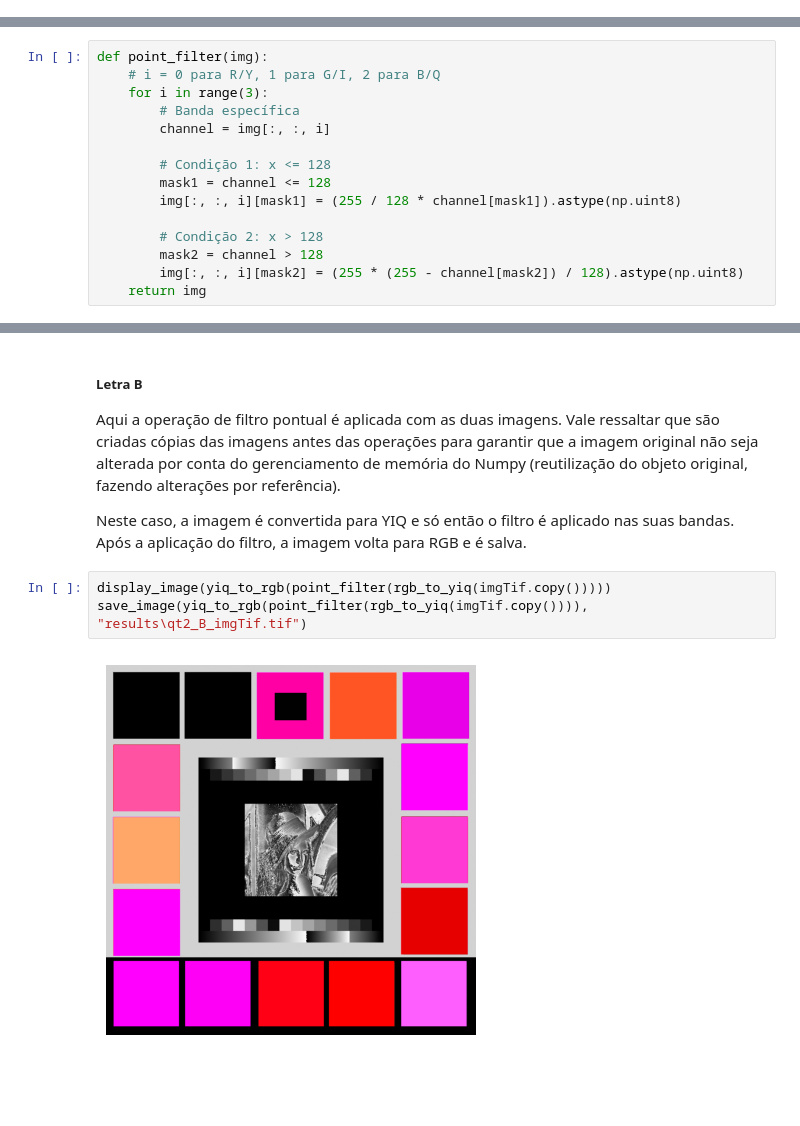
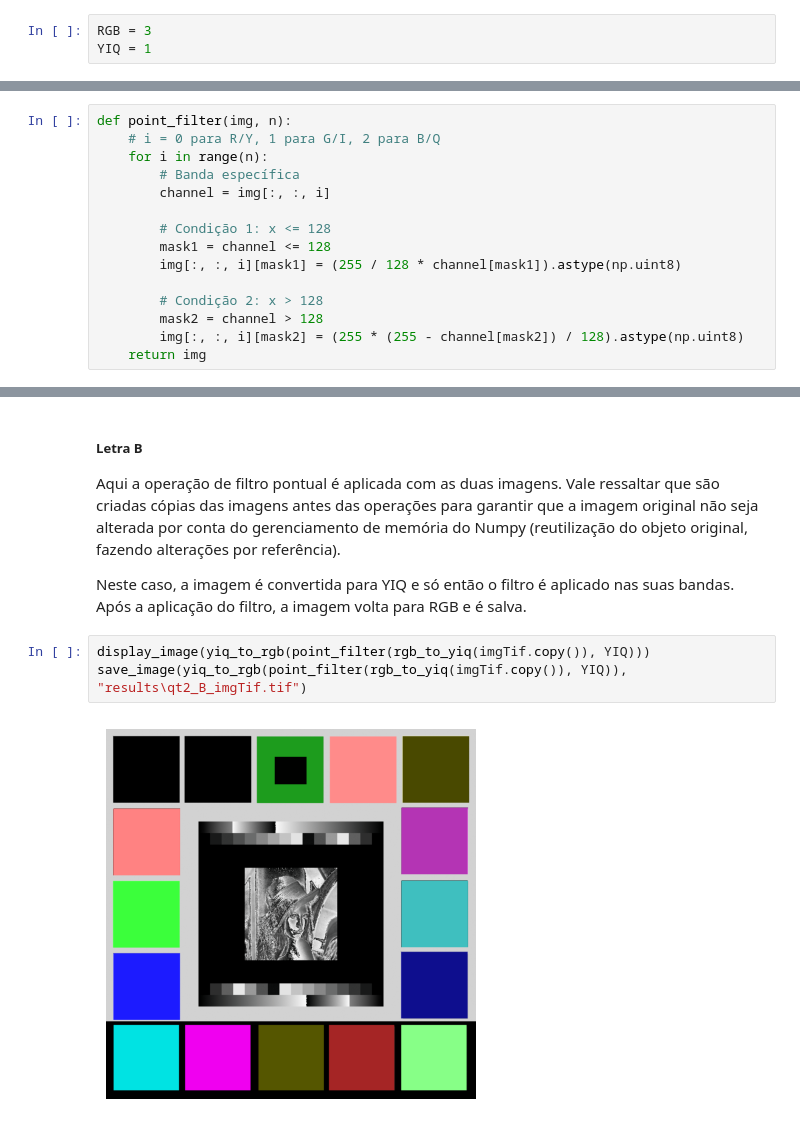
Before and after one commit to BarrosLucas/PracticeHomework, a Jupyter notebook: pdi.ipynb, the cells around one changed output, grey strips where cells are left out. Saved outputs shown, nothing was run; the diff lists cells and outputs as text; blank space fills up the shorter version.

Commit message:
correction point filter and open mask

```diff
--- a/pdi.ipynb
+++ b/pdi.ipynb
@@ -105,6 +105,9 @@ def save_image(img, path):
         os.makedirs(directory)
     img = Image.fromarray(img)
     img.save(path)
+# %%
+RGB = 3
+YIQ = 1
 # %% [markdown]
 ##### Conversão RGB → YIQ
 
@@ -174,9 +177,9 @@ y =
 \end{cases}
 $$
 # %%
-def point_filter(img):
+def point_filter(img, n):
     # i = 0 para R/Y, 1 para G/I, 2 para B/Q
-    for i in range(3):
+    for i in range(n):
         # Banda específica
         channel = img[:, :, i]
 
@@ -230,8 +262,8 @@ Aqui a operação de filtro pontual é aplicada com as duas imagens. Vale ressal
 
 Neste caso, a imagem é convertida para YIQ e só então o filtro é aplicado nas suas bandas. Após a aplicação do filtro, a imagem volta para RGB e é salva.
 # %%
-display_image(yiq_to_rgb(point_filter(rgb_to_yiq(imgTif.copy()))))
-save_image(yiq_to_rgb(point_filter(rgb_to_yiq(imgTif.copy()))), "results\qt2_B_imgTif.tif")
+display_image(yiq_to_rgb(point_filter(rgb_to_yiq(imgTif.copy()), YIQ)))
+save_image(yiq_to_rgb(point_filter(rgb_to_yiq(imgTif.copy()), YIQ)), "results\qt2_B_imgTif.tif")
 # %% [output]
-[figure, old version]
+[figure, new version]
 # %%
```
Also changed, not shown: parts of 7 cells of this notebook.
